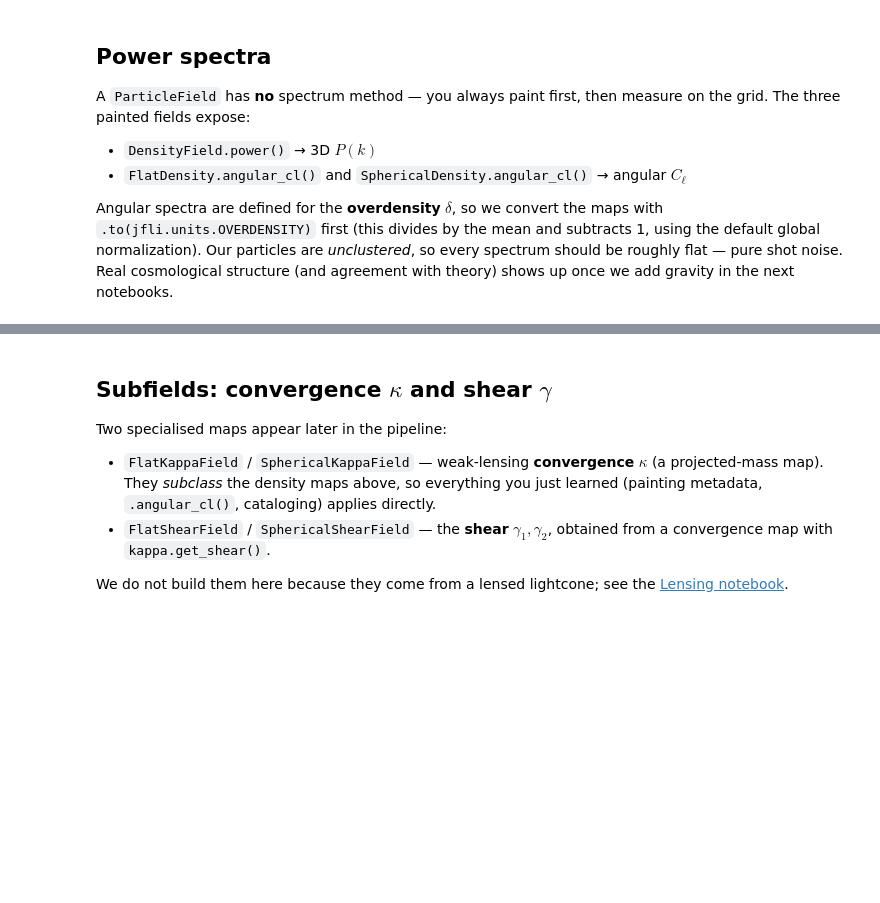
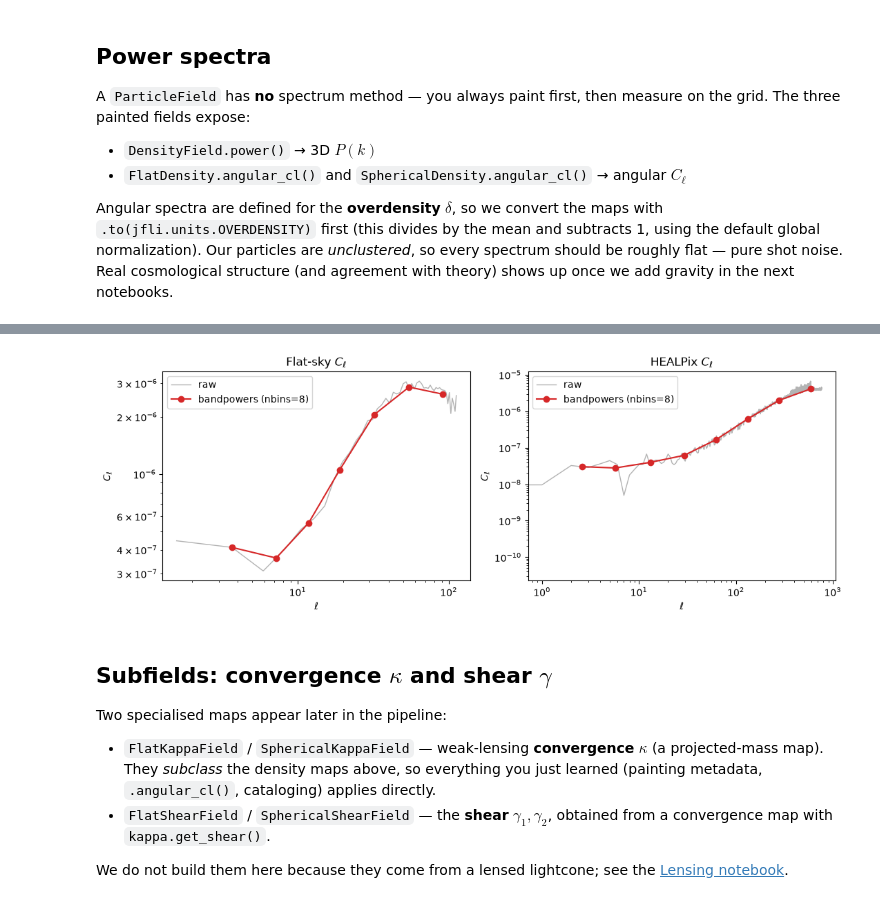
Before and after one commit to ASKabalan/jax-fli, a Jupyter notebook: docs/1-introduction-and-basics/01-basics.ipynb, the cells around one changed output, grey strips where cells are left out. Cells and saved outputs as stored; diff of their text form; code cells hidden in the pictures; blank space fills up the shorter version.

Commit message:
Update notebook to showcase binning

```diff
--- a/docs/1-introduction-and-basics/01-basics.ipynb
+++ b/docs/1-introduction-and-basics/01-basics.ipynb
@@ -218,3 +222,24 @@ plt.show()
+# %%
+# Collapse each noisy angular spectrum into a few log-spaced, mode-weighted bandpowers.
+# (Binning is a plotting/comparison convenience; we leave the 3D P(k) untouched.)
+cl_flat_binned = cl_flat.bin(nbins=8)  # ~8 log-spaced bands, weight="modes" (2l+1)
+cl_sph_binned = cl_sph.bin(nbins=8)
+
+fig, axes = plt.subplots(1, 2, figsize=(11, 4))
+for ax, raw, binned, title in [
+    (axes[0], cl_flat, cl_flat_binned, r"Flat-sky $C_\ell$"),
+    (axes[1], cl_sph, cl_sph_binned, r"HEALPix $C_\ell$"),
+]:
+    ax.loglog(raw.wavenumber, raw.array, color="0.7", lw=1, label="raw")
+    ax.loglog(binned.wavenumber, binned.array, "o-", color="C3", label="bandpowers (nbins=8)")
+    ax.set_xlabel(r"$\ell$")
+    ax.set_ylabel(r"$C_\ell$")
+    ax.set_title(title)
+    ax.legend()
+plt.tight_layout()
+plt.show()
+# %% [output]
+[figure, added]
 # %% [markdown]
 ## Subfields: convergence $\kappa$ and shear $\gamma$
 
```
Also changed, not shown: parts of 5 cells of this notebook.
